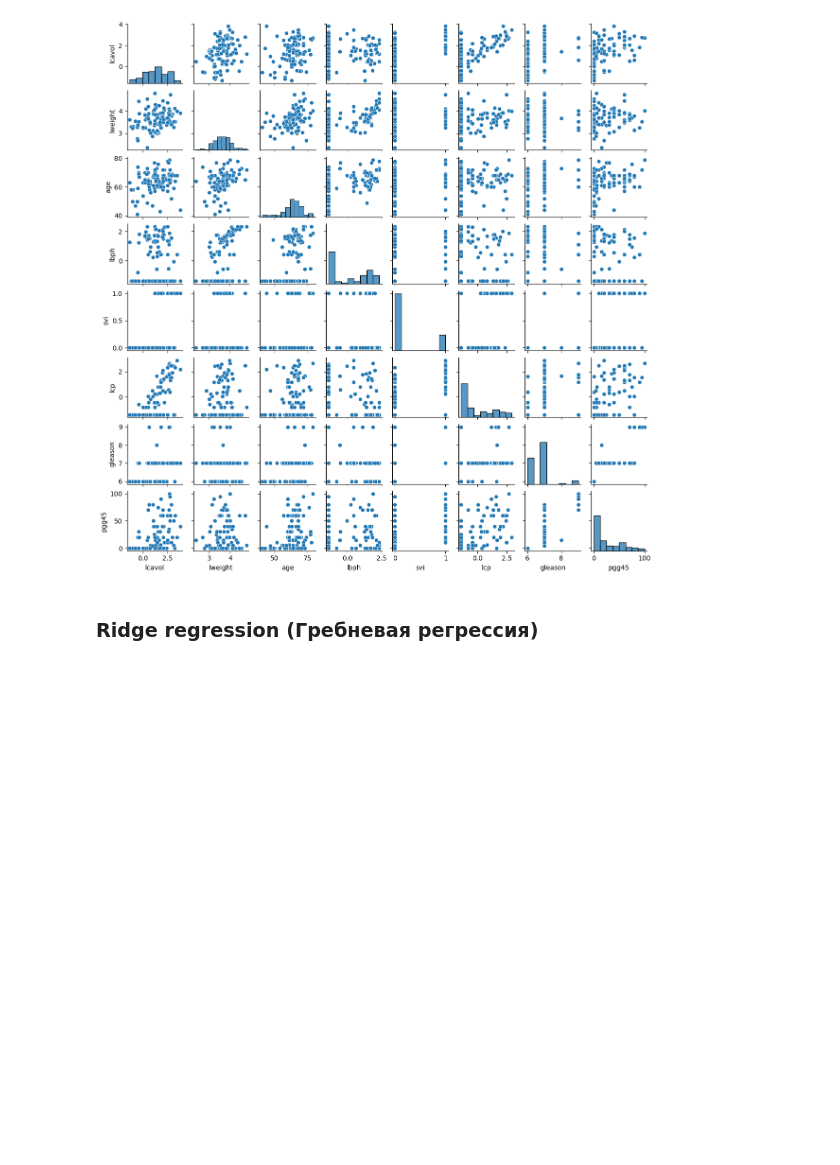
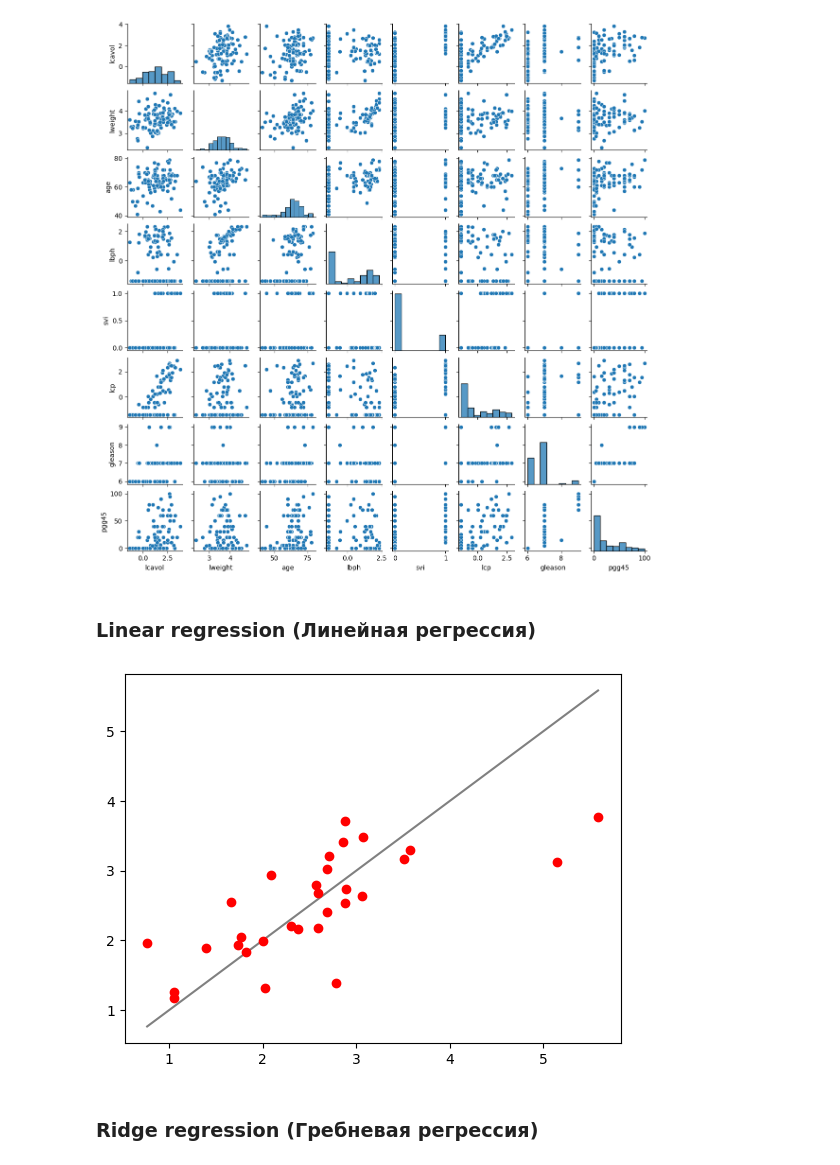
Before and after one commit to SergeyMalashenko/MachineLearning_Summer_2023, a Jupyter notebook: seminars/8/seminar_8.ipynb, the cells around one changed output. Cells and saved outputs as stored; diff of their text form; code cells hidden in the pictures; blank space fills up the shorter version.

```diff
--- a/seminars/8/seminar_8.ipynb
+++ b/seminars/8/seminar_8.ipynb
@@ -89,6 +89,22 @@ X_scaled.describe()
 sns.pairplot(X_scaled, height=1.5);
 # %% [output]
 [figure]
+# %% [markdown]
+### Linear regression (Линейная регрессия)
+# %%
+# LinearRegression
+current_model = linear_model.LinearRegression()
+current_model.fit(X_train_scaled, y_train)
+y_pred =  current_model.predict(X_test_scaled)
+
+mean_squared_error(y_test, y_pred)
+
+plt.plot(y_test.values, y_test.values,color='grey')
+plt.plot(y_test.values, y_pred, 'or', color='red' )
+
+plt.show()
+# %% [output]
+[figure, added]
 # %% [markdown]
 ### Ridge regression (Гребневая регрессия)
 # %%
```
